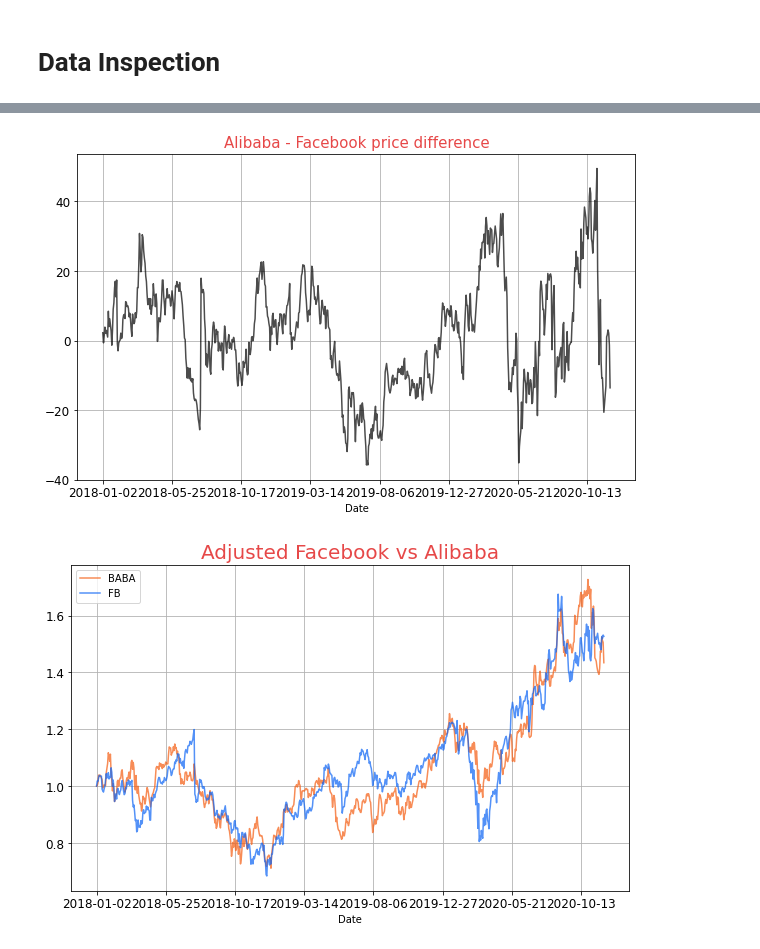
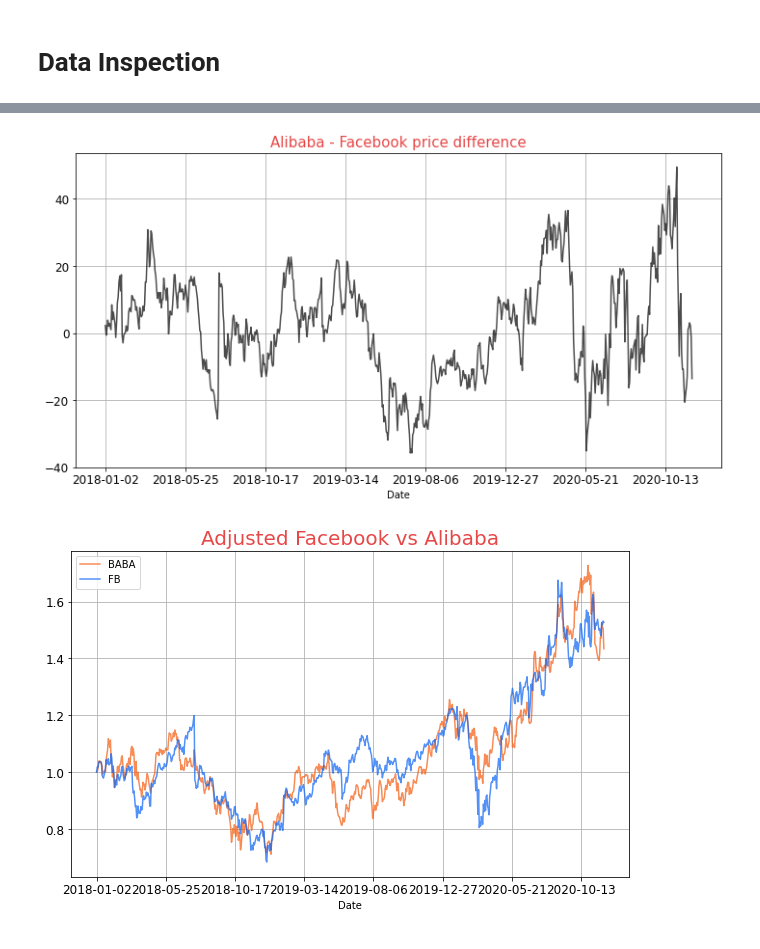
Before and after one commit to OssieAckermann/Pairs-Trading-Strategy-Design-Backtest, a Jupyter notebook: Analysis.ipynb, the cells around one changed output, grey strips where cells are left out. Cells and saved outputs as stored; diff of their text form; code cells hidden in the pictures.

```diff
--- a/Analysis.ipynb
+++ b/Analysis.ipynb
@@ -44,15 +42,15 @@ plt.grid(True)
 # %%
 prices_diff = coint_prices.BABA - coint_prices.FB
-prices_diff.plot(figsize = (10,6),
+prices_diff.plot(figsize = (12,6),
                   fontsize = 12,
                 color = 'black',
                 alpha = 0.7)
 plt.title('Alibaba - Facebook price difference',
           fontsize = 15,
          color = '#E64848')
 plt.grid(True)
 # %% [output]
-[figure, old version]
+[figure, new version]
 # %%
 coint_prices = coint_prices/coint_prices.iloc[0]
 coint_prices.plot(figsize = (10,6),
```
Also changed, not shown: parts of 3 cells of this notebook.
